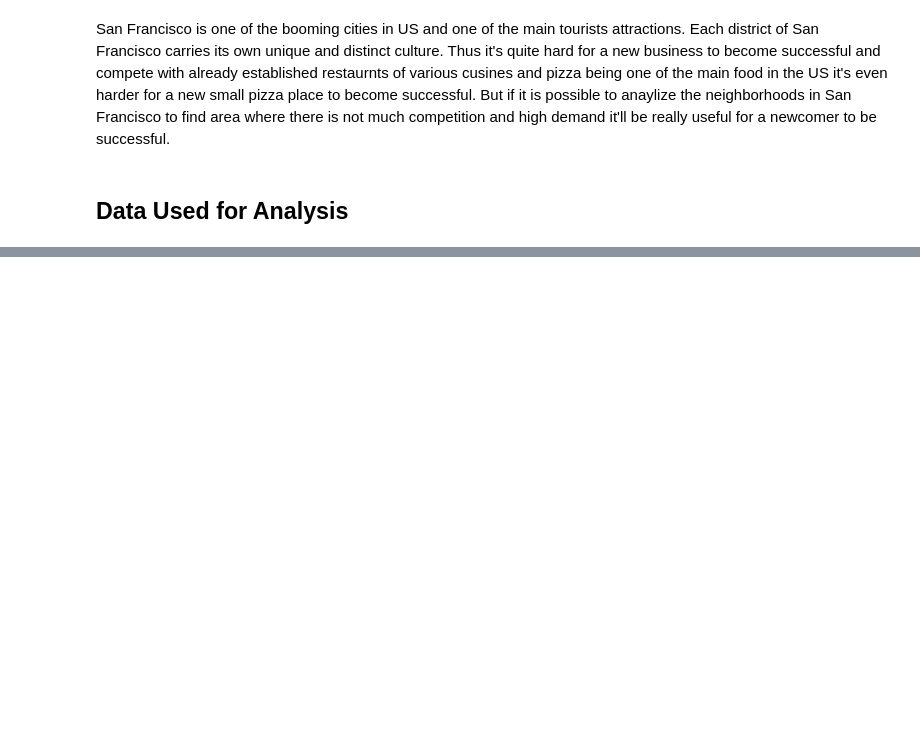
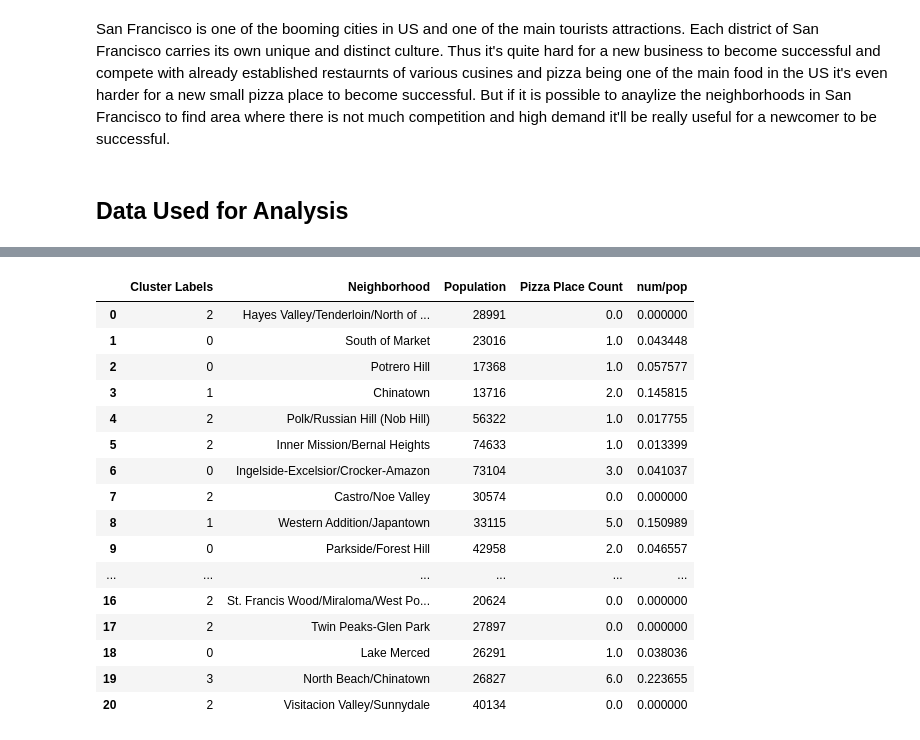
Before and after one commit to Cjay13/Coursera_Capstone, a Jupyter notebook: Analysis of neighborhood in San Francisco .ipynb, the cells around one changed output, grey strips where cells are left out. Drawn from its saved outputs; the diff is of its cells as text; code cells hidden in the pictures; blank space fills up the shorter version.

```diff
--- a/Analysis of neighborhood in San Francisco .ipynb
+++ b/Analysis of neighborhood in San Francisco .ipynb
@@ -10,0 +334,23 @@ The dataset "San Francisco Neighborhoods (Designated by SF Assoc. of Realtors)"
+# %%
+#Insert the cluster labels to the dataframe
+df_final.insert(0, 'Cluster Labels', kmeanModel.labels_)
+# %%
+df_final
+# %% [output]
+|  | Cluster Labels | Neighborhood | Population | Pizza Place Count | num/pop |
+| 0 | 2 | Hayes Valley/Tenderloin/North of ... | 28991 | 0.0 | 0.000000 |
+| 1 | 0 | South of Market | 23016 | 1.0 | 0.043448 |
+| 2 | 0 | Potrero Hill | 17368 | 1.0 | 0.057577 |
+| 3 | 1 | Chinatown | 13716 | 2.0 | 0.145815 |
+| 4 | 2 | Polk/Russian Hill (Nob Hill) | 56322 | 1.0 | 0.017755 |
+| 5 | 2 | Inner Mission/Bernal Heights | 74633 | 1.0 | 0.013399 |
+| 6 | 0 | Ingelside-Excelsior/Crocker-Amazon | 73104 | 3.0 | 0.041037 |
+| 7 | 2 | Castro/Noe Valley | 30574 | 0.0 | 0.000000 |
+| 8 | 1 | Western Addition/Japantown | 33115 | 5.0 | 0.150989 |
+| 9 | 0 | Parkside/Forest Hill | 42958 | 2.0 | 0.046557 |
+| ... | ... | ... | ... | ... | ... |
+| 16 | 2 | St. Francis Wood/Miraloma/West Po... | 20624 | 0.0 | 0.000000 |
+| 17 | 2 | Twin Peaks-Glen Park | 27897 | 0.0 | 0.000000 |
+| 18 | 0 | Lake Merced | 26291 | 1.0 | 0.038036 |
+| 19 | 3 | North Beach/Chinatown | 26827 | 6.0 | 0.223655 |
+| 20 | 2 | Visitacion Valley/Sunnydale | 40134 | 0.0 | 0.000000 |
```
Also changed, not shown: parts of 56 cells of this notebook.
